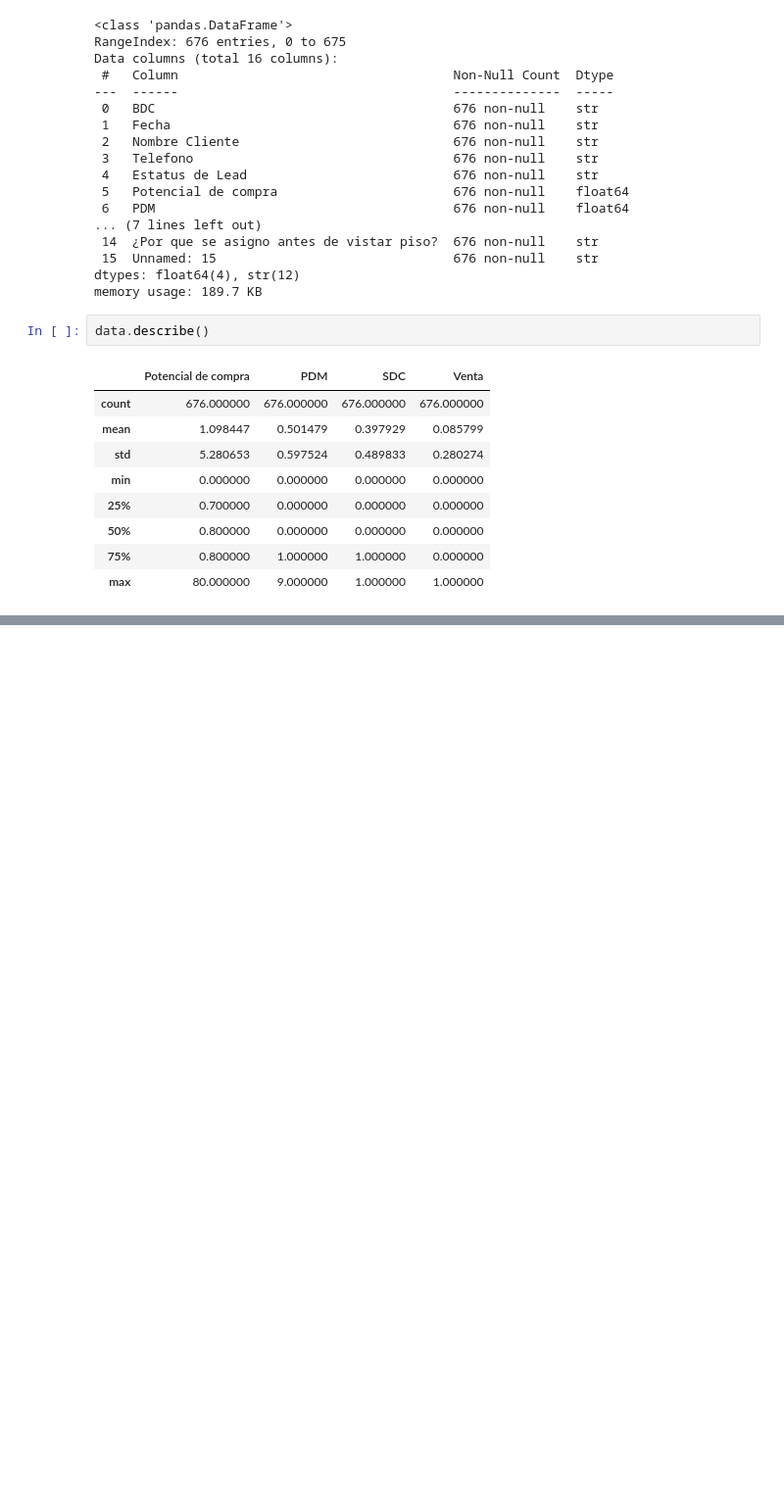
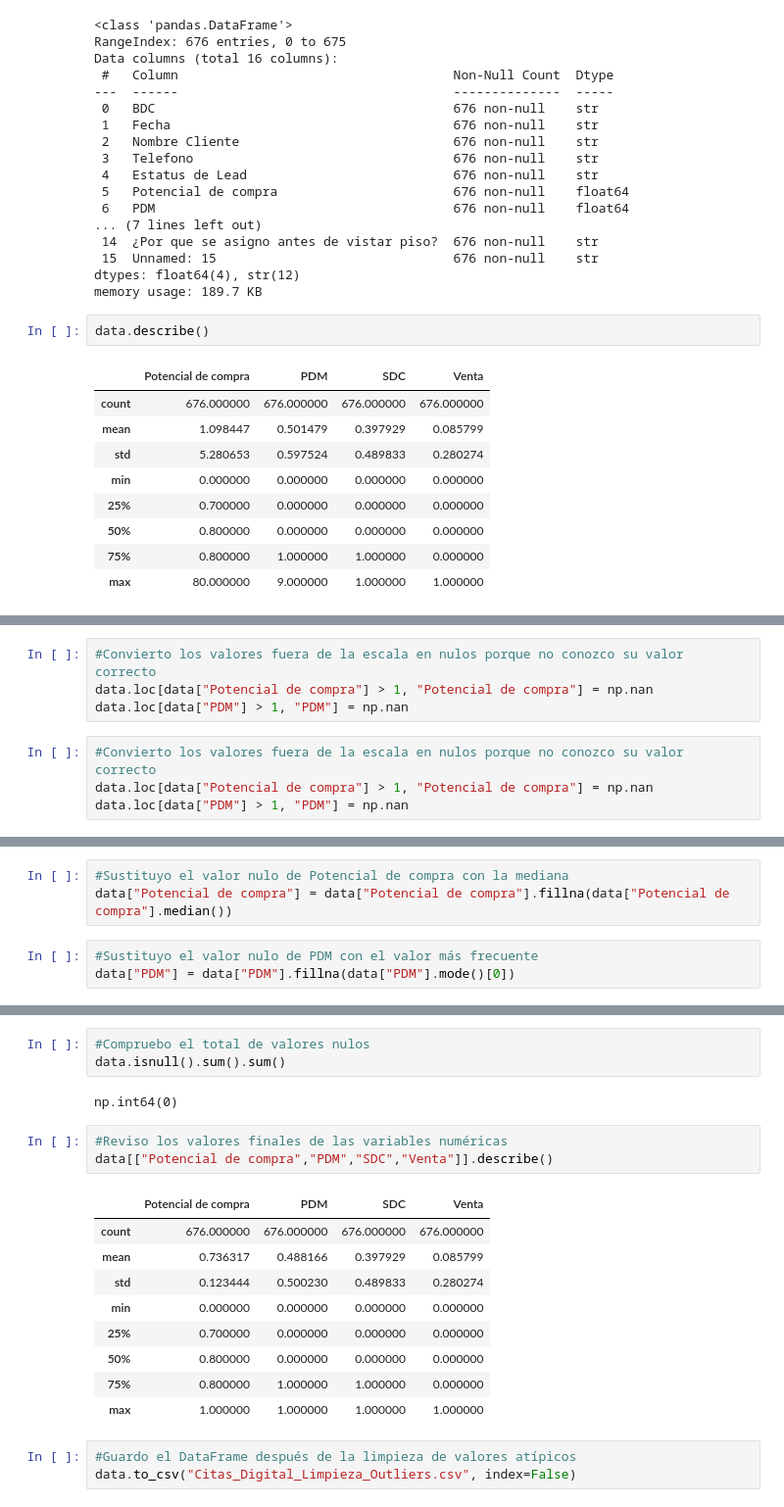
Before and after one commit to DavidMazonJuarez08/Valores-Atipicos, a Jupyter notebook: Actividad_3.1/Citas_Digital_Filtrado_Sin_Outliers.ipynb, the cells around one changed output, grey strips where cells are left out. Shown at 98% size. Cells and saved outputs as stored; diff of their text form; blank space fills up the shorter version.

Commit message:
codigo limpieza outliers

```diff
--- a/Actividad_3.1/Citas_Digital_Filtrado_Sin_Outliers.ipynb
+++ b/Actividad_3.1/Citas_Digital_Filtrado_Sin_Outliers.ipynb
@@ -272,0 +164,8 @@ Datos_limpios.to_csv("Citas_Digital_Limpieza_Outliers_IQR.csv", index=False)
+# %%
+#Convierto los valores fuera de la escala en nulos porque no conozco su valor correcto
+data.loc[data["Potencial de compra"] > 1, "Potencial de compra"] = np.nan
+data.loc[data["PDM"] > 1, "PDM"] = np.nan
+# %%
+#Convierto los valores fuera de la escala en nulos porque no conozco su valor correcto
+data.loc[data["Potencial de compra"] > 1, "Potencial de compra"] = np.nan
+data.loc[data["PDM"] > 1, "PDM"] = np.nan
@@ -272,0 +179,6 @@ Datos_limpios.to_csv("Citas_Digital_Limpieza_Outliers_IQR.csv", index=False)
+# %%
+#Sustituyo el valor nulo de Potencial de compra con la mediana
+data["Potencial de compra"] = data["Potencial de compra"].fillna(data["Potencial de compra"].median())
+# %%
+#Sustituyo el valor nulo de PDM con el valor más frecuente
+data["PDM"] = data["PDM"].fillna(data["PDM"].mode()[0])
@@ -272,0 +365,21 @@ Datos_limpios.to_csv("Citas_Digital_Limpieza_Outliers_IQR.csv", index=False)
+# %%
+#Compruebo el total de valores nulos
+data.isnull().sum().sum()
+# %% [output]
+np.int64(0)
+# %%
+#Reviso los valores finales de las variables numéricas
+data[["Potencial de compra","PDM","SDC","Venta"]].describe()
+# %% [output]
+|  | Potencial de compra | PDM | SDC | Venta |
+| count | 676.000000 | 676.000000 | 676.000000 | 676.000000 |
+| mean | 0.736317 | 0.488166 | 0.397929 | 0.085799 |
+| std | 0.123444 | 0.500230 | 0.489833 | 0.280274 |
+| min | 0.000000 | 0.000000 | 0.000000 | 0.000000 |
+| 25% | 0.700000 | 0.000000 | 0.000000 | 0.000000 |
+| 50% | 0.800000 | 0.000000 | 0.000000 | 0.000000 |
+| 75% | 0.800000 | 1.000000 | 1.000000 | 0.000000 |
+| max | 1.000000 | 1.000000 | 1.000000 | 1.000000 |
+# %%
+#Guardo el DataFrame después de la limpieza de valores atípicos
+data.to_csv("Citas_Digital_Limpieza_Outliers.csv", index=False)
```
Also changed, not shown: parts of 42 cells of this notebook.
